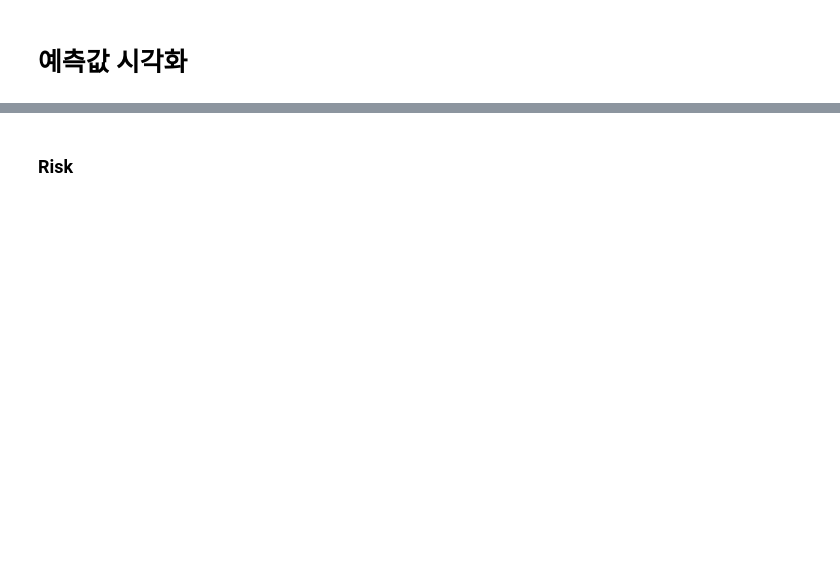
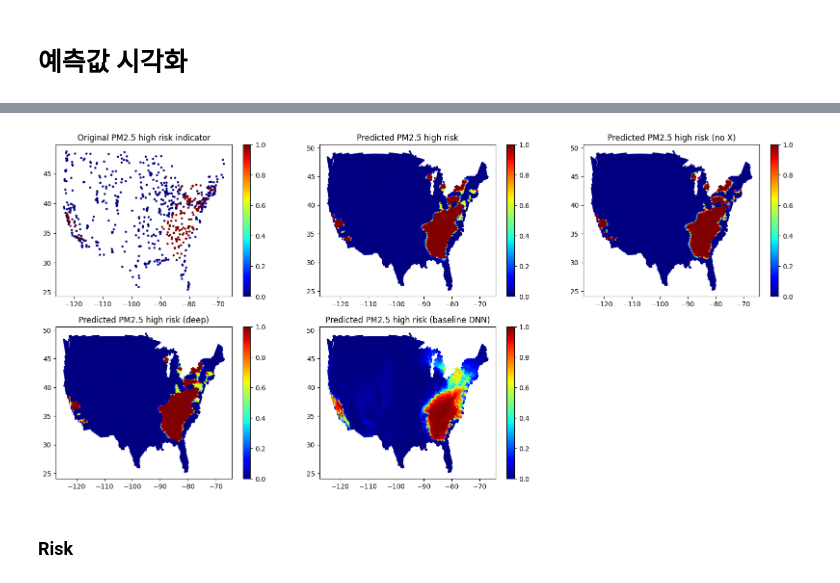
Before and after one commit to rnjsgjswjd/DeepKriging, a Jupyter notebook: Application_Study.ipynb, the cells around one changed output, grey strips where cells are left out. Drawn from its saved outputs; the diff is of its cells as text; code cells hidden in the pictures; blank space fills up the shorter version.

```diff
--- a/Application_Study.ipynb
+++ b/Application_Study.ipynb
@@ -915,0 +1164,4 @@ array([9.73801251e-01, 9.12220905e-01, 2.76129097e-01, 2.78605652e+02,
+# %%
+history_p_class = deep_model(model_class, inputs, targets_class[:,0:1], inputs, targets_class[:,0:1],'discrete')
+
+PM25_pred_class = model_class.predict(X_RBF_pred, batch_size=BATCH_SIZE)
@@ -915,0 +1172,4 @@ array([9.73801251e-01, 9.12220905e-01, 2.76129097e-01, 2.78605652e+02,
+# %%
+history_p_deep_class = deep_model(model_class_deep, inputs, targets_class[:,0:1], inputs, targets_class[:,0:1],'discrete')
+
+PM25_pred_deep_class = model_class_deep.predict(X_RBF_pred, batch_size=BATCH_SIZE)
@@ -915,0 +1180,4 @@ array([9.73801251e-01, 9.12220905e-01, 2.76129097e-01, 2.78605652e+02,
+# %%
+history_p_base_class = deep_model(model_base_class, inputs_base, targets_class[:,0:1], inputs_base, targets_class[:,0:1],'discrete')
+
+PM25_pred_base_class = model_base_class.predict(inputs_base_pred, batch_size=BATCH_SIZE)
@@ -915,0 +1188,4 @@ array([9.73801251e-01, 9.12220905e-01, 2.76129097e-01, 2.78605652e+02,
+# %%
+history_p_nx_class = deep_model(model_class_nx, phi_obs, targets_class[:,0:1], phi_obs, targets_class[:,0:1],'discrete')
+
+PM25_pred_nx_class = model_class_nx.predict(phi_reduce, batch_size=BATCH_SIZE)
@@ -932,3 +1288,49 @@ plt.show()
+# %%
+# Classification 결과 시각화
+
+fig, axs = plt.subplots(2, 3, figsize=(20,9))
+
+# PM2.5 class 관측값 시각화
+scp1 = axs[0, 0].scatter(df2.values[:,1], df2.values[:,2], c=df2.values[:,4]-1, s=s, cmap=cmap, vmin=0, vmax=1)
+        # c=df2.values[:,4]-1를 해준 이유는 PM2.5 class가 1부터 시작하기 때문에 1을 빼줌
+axs[0, 0].set_title('Original PM2.5 high risk indicator')
+axs[0, 0].set_xlabel('')
+axs[0, 0].set_ylabel('')
+fig.colorbar(scp1, ax=axs[0, 0])
+
+# high PM2.5 risk 예측값 시각화
+scp2 = axs[0, 1].scatter(PM25_pred_class_combine[:,0], PM25_pred_class_combine[:,1], c=PM25_pred_class_combine[:,8], s=s,cmap=cmap, vmin=0, vmax=1)
+axs[0, 1].set_title('Predicted PM2.5 high risk')
+axs[0, 1].set_xlabel('')
+axs[0, 1].set_ylabel('')
+fig.colorbar(scp2, ax=axs[0, 1])
+
+# DeepKriging with deeper hidden layers class 예측값 시각화
+scp3 = axs[1, 0].scatter(PM25_pred_deep_class_combine[:,0], PM25_pred_deep_class_combine[:,1], c=PM25_pred_deep_class_combine[:,8], s=s, cmap=cmap, vmin=0, vmax=1)
+axs[1, 0].set_title('Predicted PM2.5 high risk (deep)')
+axs[1, 0].set_xlabel('')
+axs[1, 0].set_ylabel('')
+fig.colorbar(scp3, ax=axs[1, 0])
+
+# Baseline DNN class 예측값 시각화
+scp4 = axs[1, 1].scatter(PM25_pred_base_class_combine[:,0], PM25_pred_base_class_combine[:,1], c=PM25_pred_base_class_combine[:,8], s=s, cmap=cmap, vmin=0, vmax=1)
+axs[1, 1].set_title('Predicted PM2.5 high risk (baseline DNN)')
+axs[1, 1].set_xlabel('')
+axs[1, 1].set_ylabel('')
+fig.colorbar(scp4, ax=axs[1, 1])
+
+# Baseline DNN No X class 예측값 시각화
+scp5 = axs[0, 2].scatter(PM25_pred_nx_class_combine[:,0], PM25_pred_nx_class_combine[:,1], c=PM25_pred_nx_class_combine[:,2], s=s, cmap=cmap, vmin=0, vmax=1)
+axs[0, 2].set_title('Predicted PM2.5 high risk (no X)')
+axs[0, 2].set_xlabel('')
+axs[0, 2].set_ylabel('')
+fig.colorbar(scp5, ax=axs[0, 2])
+
+axs[1, 2].axis('off')
+
+plt.show()
+# %% [output]
+[figure, added]
 # %% [markdown]
 ### Risk
 # %%
```
Also changed, not shown: parts of 72 cells of this notebook, 3 other files.
